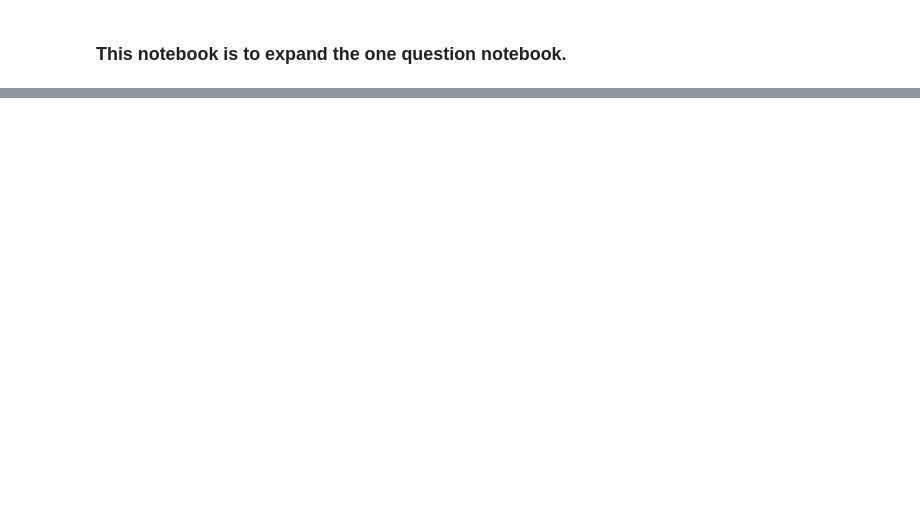
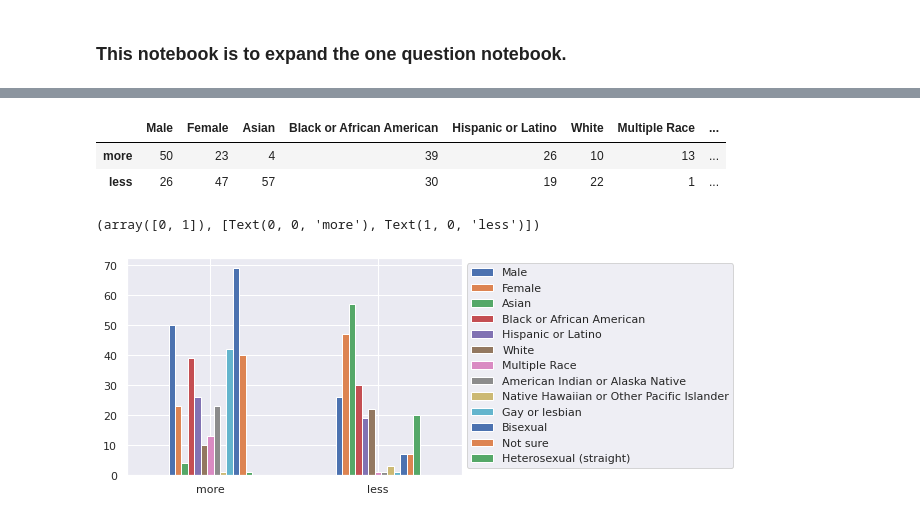
Before and after one commit to ripplesphere/capstone, a Jupyter notebook: notebooks/multiple_questions.ipynb, the cells around one changed output, grey strips where cells are left out. Cells and saved outputs as stored; diff of their text form; code cells hidden in the pictures; blank space fills up the shorter version.

Commit message:
Added notebook to do some data analysis

```diff
--- a/notebooks/multiple_questions.ipynb
+++ b/notebooks/multiple_questions.ipynb
@@ -13,9 +14,6 @@ location = 'XX'
 # Create a dataframe which holds just the rows needed to be looped over in this notebook
 yrbss = pd.read_csv(csv)
 us = yrbss[yrbss['LocationAbbr'] == location]
-uiv = us[us['Topic'] == topic]
-bcv = uiv[uiv['Subtopic'] == subtopic]
-question = bcv[bcv['Greater_Risk_Question'] == risk_question]
 # %%
 def question_loop(topic, subtopic, risk_question, question_df):
     global question
@@ -105,4 +103,5 @@ def question_loop(topic, subtopic, risk_question, question_df):
 # %%
+question_results_df = pd.DataFrame()
 for topic in us['Topic'].value_counts().items():
     #print('topic', topic)
     topic_df = us[us['Topic'] == topic[0]]
@@ -113,5 +112,6 @@ for topic in us['Topic'].value_counts().items():
             #print('risk_question', risk_question)
             risk_question_df = subtopic_df[subtopic_df['Greater_Risk_Question'] == risk_question[0]]
             results_df = question_loop(topic[0], subtopic[0], risk_question[0], risk_question_df)
-            pd.concat(results_df, question_results_df)
+            question_results_df = question_results_df.append(results_df)
+question_results_df.shape
 # %% [output]
@@ -120,0 +132,11 @@ for topic in us['Topic'].value_counts().items():
+# %%
+Group = ['Male', 'Female', 'Asian', 'Black or African American', 'Hispanic or Latino', 'White',
+        'Multiple Race', 'American Indian or Alaska Native', 'Native Hawaiian or Other Pacific Islander',
+         'Gay or lesbian', 'Bisexual', 'Not sure', 'Heterosexual (straight)']
+uiv_df = question_results_df[question_results_df['topic'] == 'Unintentional Injuries and Violence']
+count_df = pd.DataFrame(0, index=['more','less'], columns=Group)
+
+for index, row in uiv_df.iterrows():
+    count_df.at[row['significance'],row['group']] = count_df.at[row['significance'],row['group']] + 1
+print('Unintentional Injuries and Violence')
+count_df
@@ -120,0 +148,21 @@ for topic in us['Topic'].value_counts().items():
+# %%
+Group = ['Male', 'Female', 'Asian', 'Black or African American', 'Hispanic or Latino', 'White',
+        'Multiple Race', 'American Indian or Alaska Native', 'Native Hawaiian or Other Pacific Islander',
+         'Gay or lesbian', 'Bisexual', 'Not sure', 'Heterosexual (straight)']
+count_df = pd.DataFrame(0, index=['more','less'], columns=Group)
+
+
+for index, row in question_results_df.iterrows():
+    count_df.at[row['significance'],row['group']] = count_df.at[row['significance'],row['group']] + 1
+count_df
+# %% [output]
+|  | Male | Female | Asian | Black or African American | Hispanic or Latino | White | Multiple Race | ... |
+| more | 50 | 23 | 4 | 39 | 26 | 10 | 13 | ... |
+| less | 26 | 47 | 57 | 30 | 19 | 22 | 1 | ... |
+# %%
+count_df.plot.bar()
+plt.legend(bbox_to_anchor=(1.0, 1.0))
+plt.xticks(rotation='horizontal')
+# %% [output]
+(array([0, 1]), [Text(0, 0, 'more'), Text(1, 0, 'less')])
+[figure, added]
```
Also changed, not shown: parts of 11 cells of this notebook, 1 other file.
